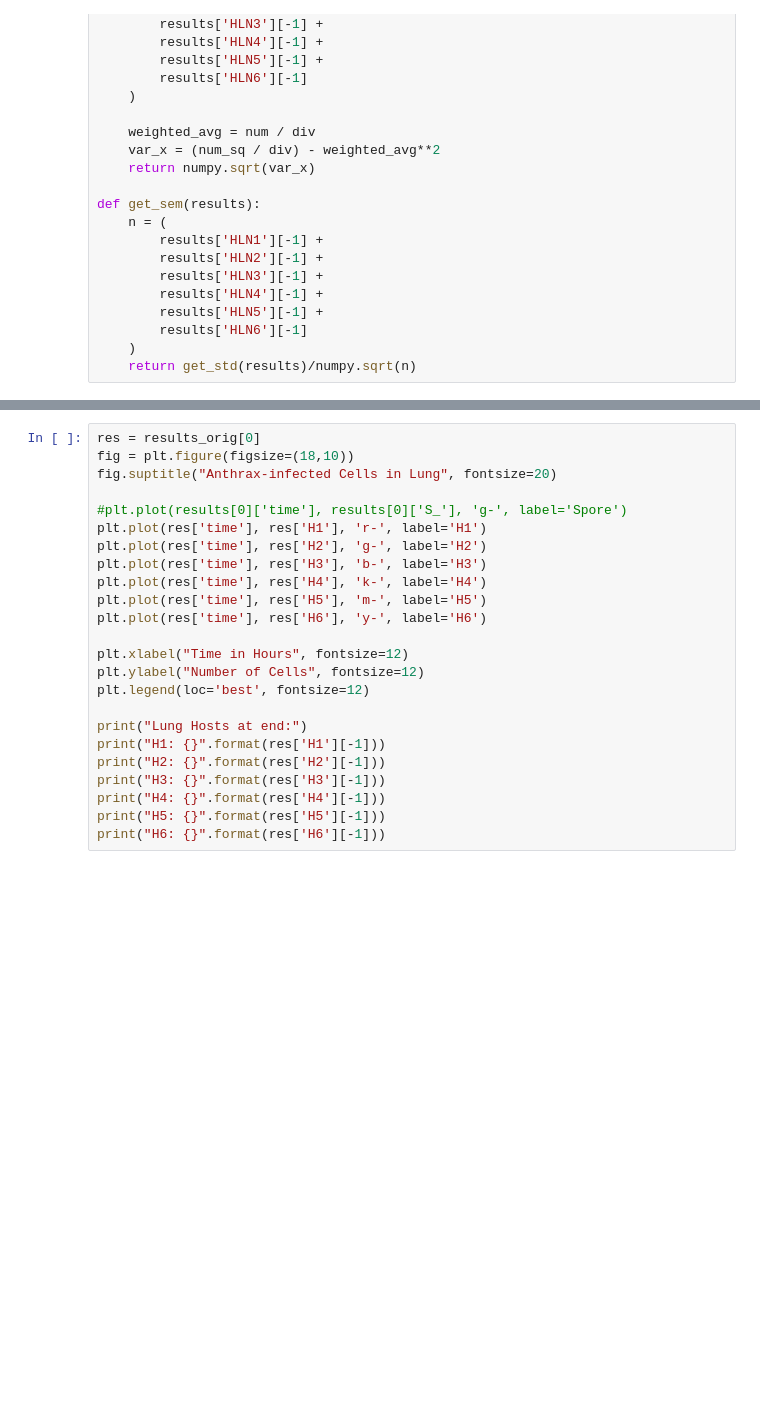
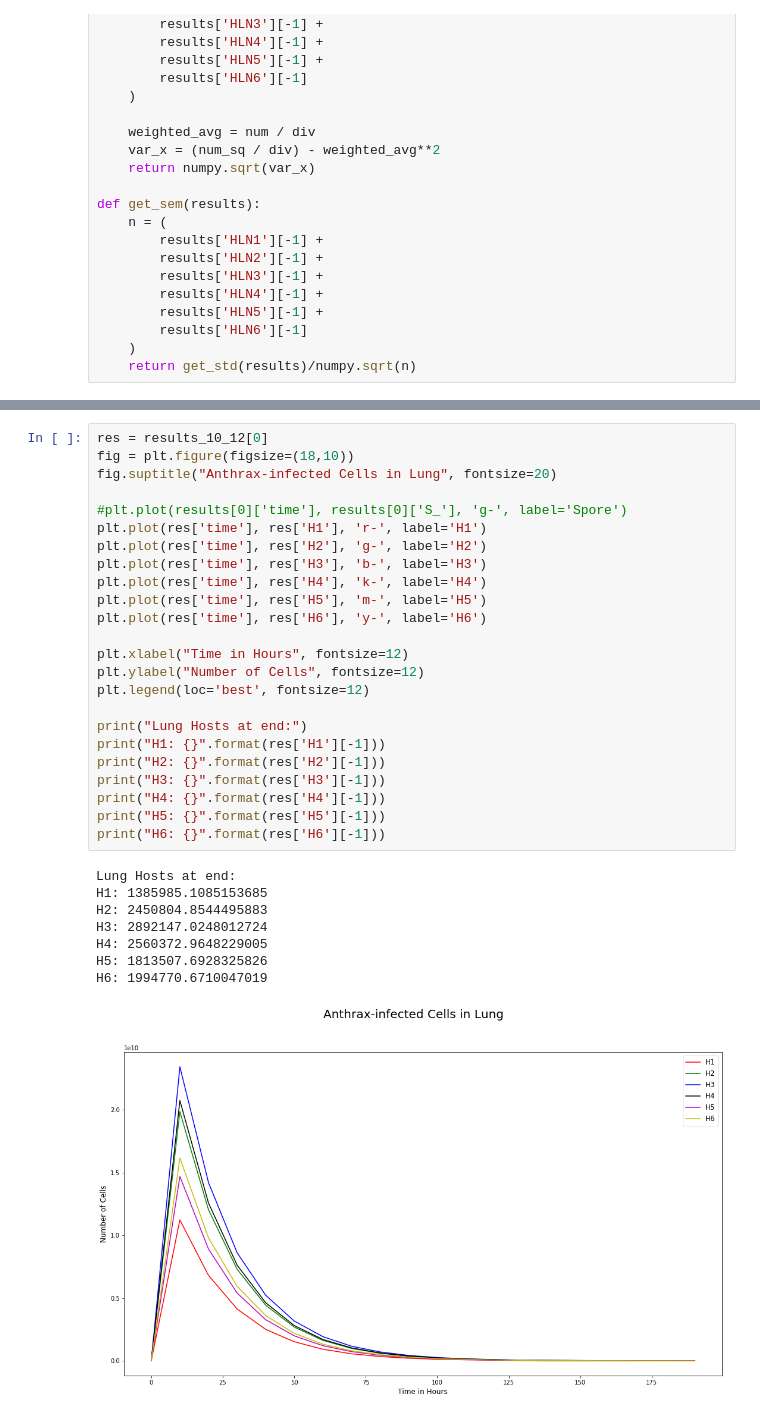
Before and after one commit to technodivergent/Bacillus_Anthracis_Simulation, a Jupyter notebook: Lung Submodel - Parameter Space Exploration.ipynb, the cells around one changed output, grey strips where cells are left out. Saved outputs shown, nothing was run; the diff lists cells and outputs as text; blank space fills up the shorter version.

```diff
--- a/Lung Submodel - Parameter Space Exploration.ipynb
+++ b/Lung Submodel - Parameter Space Exploration.ipynb
@@ -404,27 +486,36 @@ plt.legend(loc='best', fontsize=12)
 # %%
-res = results_orig[0]
+res = results_10_12[0]
 fig = plt.figure(figsize=(18,10))
 fig.suptitle("Anthrax-infected Cells in Lung", fontsize=20)
 
 #plt.plot(results[0]['time'], results[0]['S_'], 'g-', label='Spore')
 plt.plot(res['time'], res['H1'], 'r-', label='H1')
 plt.plot(res['time'], res['H2'], 'g-', label='H2')
 plt.plot(res['time'], res['H3'], 'b-', label='H3')
 plt.plot(res['time'], res['H4'], 'k-', label='H4')
 plt.plot(res['time'], res['H5'], 'm-', label='H5')
 plt.plot(res['time'], res['H6'], 'y-', label='H6')
 
 plt.xlabel("Time in Hours", fontsize=12)
 plt.ylabel("Number of Cells", fontsize=12)
 plt.legend(loc='best', fontsize=12)
 
 print("Lung Hosts at end:")
 print("H1: {}".format(res['H1'][-1]))
 print("H2: {}".format(res['H2'][-1]))
 print("H3: {}".format(res['H3'][-1]))
 print("H4: {}".format(res['H4'][-1]))
 print("H5: {}".format(res['H5'][-1]))
 print("H6: {}".format(res['H6'][-1]))
+# %% [output]
+Lung Hosts at end:
+H1: 1385985.1085153685
+H2: 2450804.8544495883
+H3: 2892147.0248012724
+H4: 2560372.9648229005
+H5: 1813507.6928325826
+H6: 1994770.6710047019
+[figure, added]
 # %%
 fig = plt.figure(figsize=(18,10))
 fig.suptitle("Migration to TMLN", fontsize=20)
```
Also changed, not shown: parts of 23 cells of this notebook, 1 other file.
